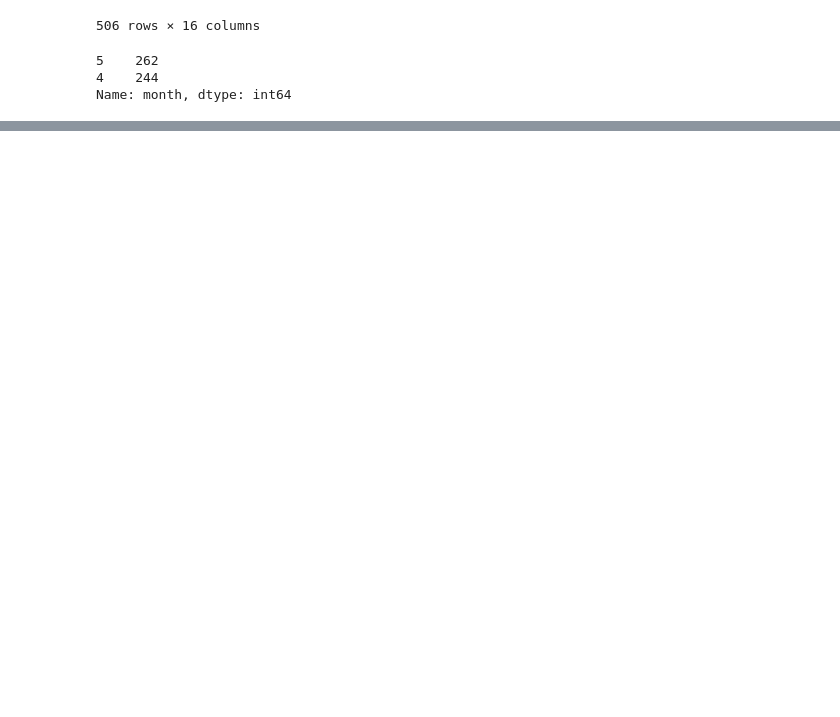
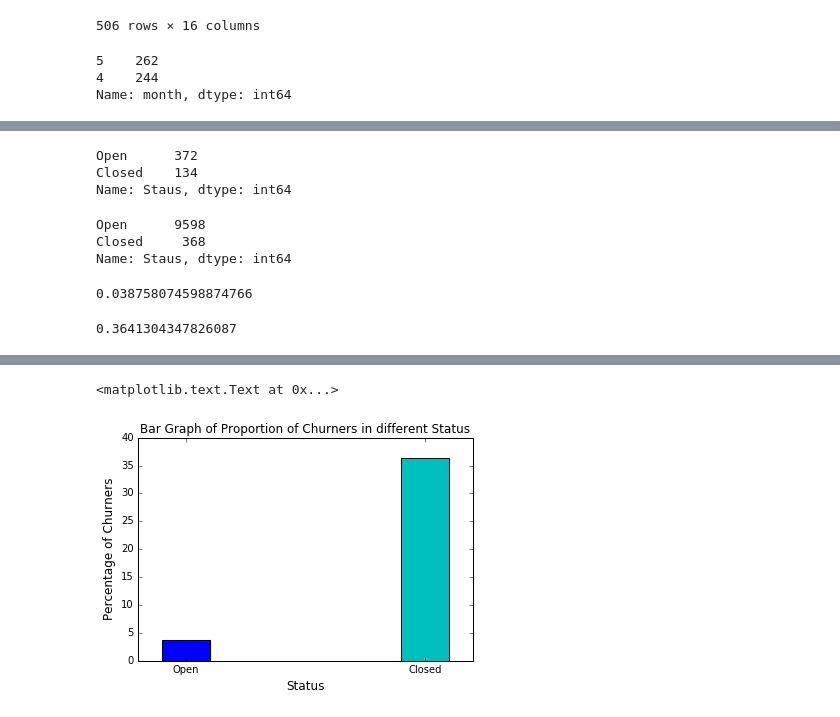
Before and after one commit to Shivam06/EXL-EQ-2017, a Jupyter notebook: cigol lxe .ipynb, the cells around one changed output, grey strips where cells are left out. Cells and saved outputs as stored; diff of their text form; code cells hidden in the pictures; blank space fills up the shorter version.

```diff
--- a/cigol lxe .ipynb
+++ b/cigol lxe .ipynb
@@ -1928,0 +1933,20 @@ Name: month, dtype: int64
+# %%
+df_churners["Staus"].value_counts()
+# %% [output]
+Open      372
+Closed    134
+Name: Staus, dtype: int64
+# %%
+df["Staus"].value_counts()
+# %% [output]
+Open      9598
+Closed     368
+Name: Staus, dtype: int64
+# %%
+372/9598.0
+# %% [output]
+0.038758074598874766
+# %%
+134/368.0
+# %% [output]
+0.3641304347826087
@@ -1928,0 +1956,9 @@ Name: month, dtype: int64
+# %%
+plt.figure()
+plt.bar([0,1],[3.8,36.41],width = 0.2,align="center",color="bc")
+#barh([0,1], -np.array([9598,368]),height = 0.2, align = "center")
+plt.xticks([0,1],["Open","Closed"])
+plt.xlabel("Status",fontsize="large")
+plt.ylabel("Percentage of Churners",fontsize="large")
+plt.title("Bar Graph of Proportion of Churners in different Status")
+# %% [output]
@@ -1928,0 +1967,2 @@ Name: month, dtype: int64
+<matplotlib.text.Text at 0x...>
+[figure, added]
```
Also changed, not shown: parts of 4 cells of this notebook, 3 other files.
